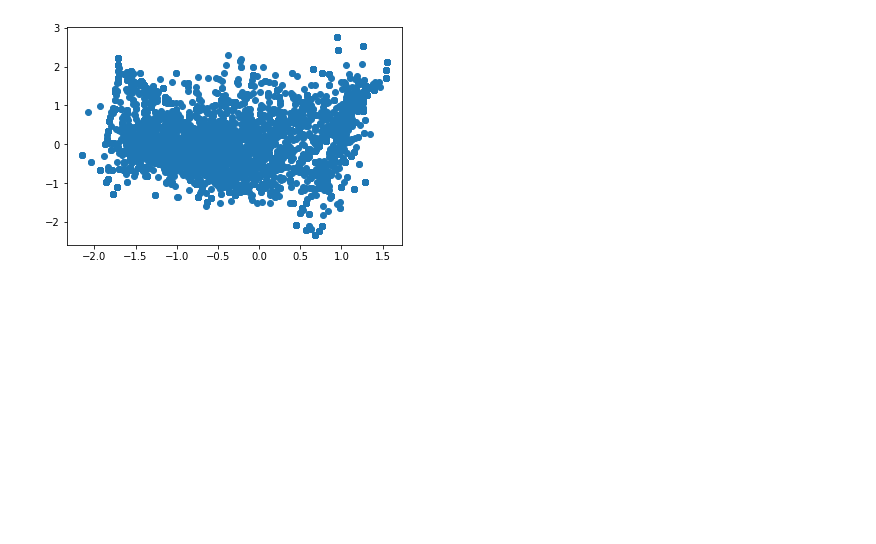
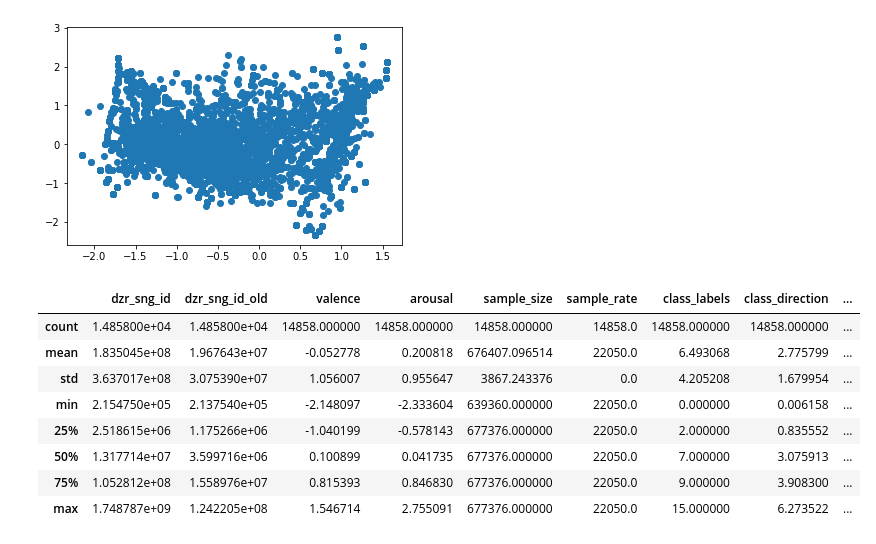
Before and after one commit to bikcrum/SongMultimodelAnalysis, a Jupyter notebook: test.ipynb, the cells around one changed output. Cells and saved outputs as stored; diff of their text form; code cells hidden in the pictures; blank space fills up the shorter version.

```diff
--- a/test.ipynb
+++ b/test.ipynb
@@ -135,3 +136,15 @@ plt.scatter(dataset['valence'], dataset['arousal'])
 # %% [output]
 <matplotlib.collections.PathCollection at 0x...>
 [figure]
+# %%
+dataset.describe()
+# %% [output]
+|  | dzr_sng_id | dzr_sng_id_old | valence | arousal | sample_size | sample_rate | class_labels | class_direction | ... |
+| count | 1.485800e+04 | 1.485800e+04 | 14858.000000 | 14858.000000 | 14858.000000 | 14858.0 | 14858.000000 | 14858.000000 | ... |
+| mean | 1.835045e+08 | 1.967643e+07 | -0.052778 | 0.200818 | 676407.096514 | 22050.0 | 6.493068 | 2.775799 | ... |
+| std | 3.637017e+08 | 3.075390e+07 | 1.056007 | 0.955647 | 3867.243376 | 0.0 | 4.205208 | 1.679954 | ... |
+| min | 2.154750e+05 | 2.137540e+05 | -2.148097 | -2.333604 | 639360.000000 | 22050.0 | 0.000000 | 0.006158 | ... |
+| 25% | 2.518615e+06 | 1.175266e+06 | -1.040199 | -0.578143 | 677376.000000 | 22050.0 | 2.000000 | 0.835552 | ... |
+| 50% | 1.317714e+07 | 3.599716e+06 | 0.100899 | 0.041735 | 677376.000000 | 22050.0 | 7.000000 | 3.075913 | ... |
+| 75% | 1.052812e+08 | 1.558976e+07 | 0.815393 | 0.846830 | 677376.000000 | 22050.0 | 9.000000 | 3.908300 | ... |
+| max | 1.748787e+09 | 1.242205e+08 | 1.546714 | 2.755091 | 677376.000000 | 22050.0 | 15.000000 | 6.273522 | ... |
```
Also changed, not shown: parts of 7 cells of this notebook.
